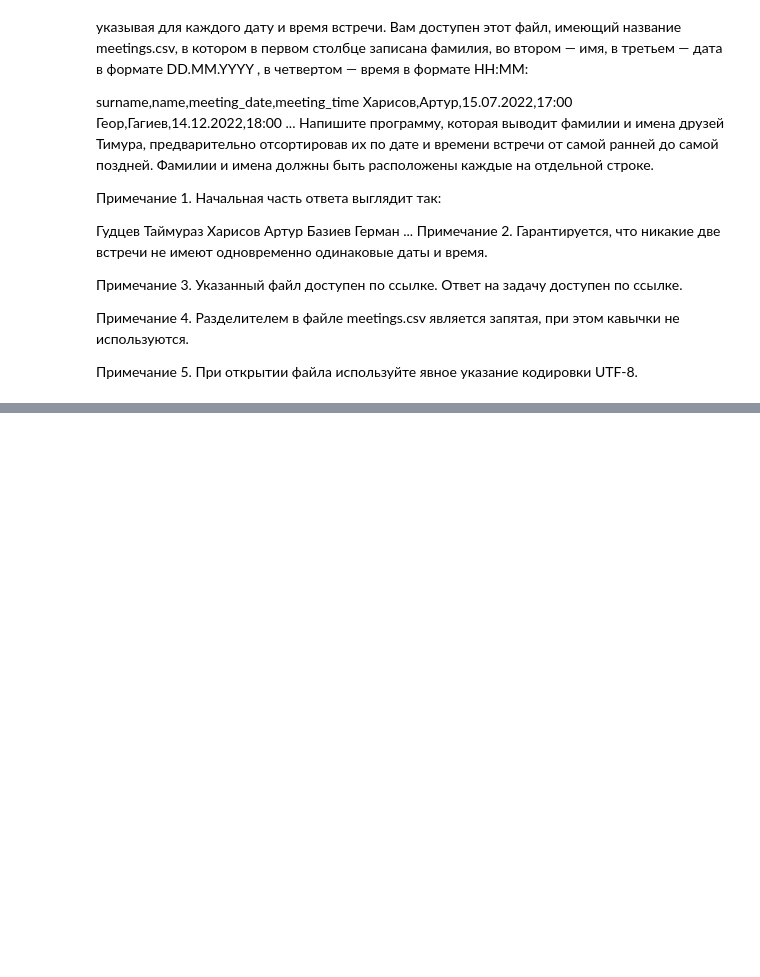
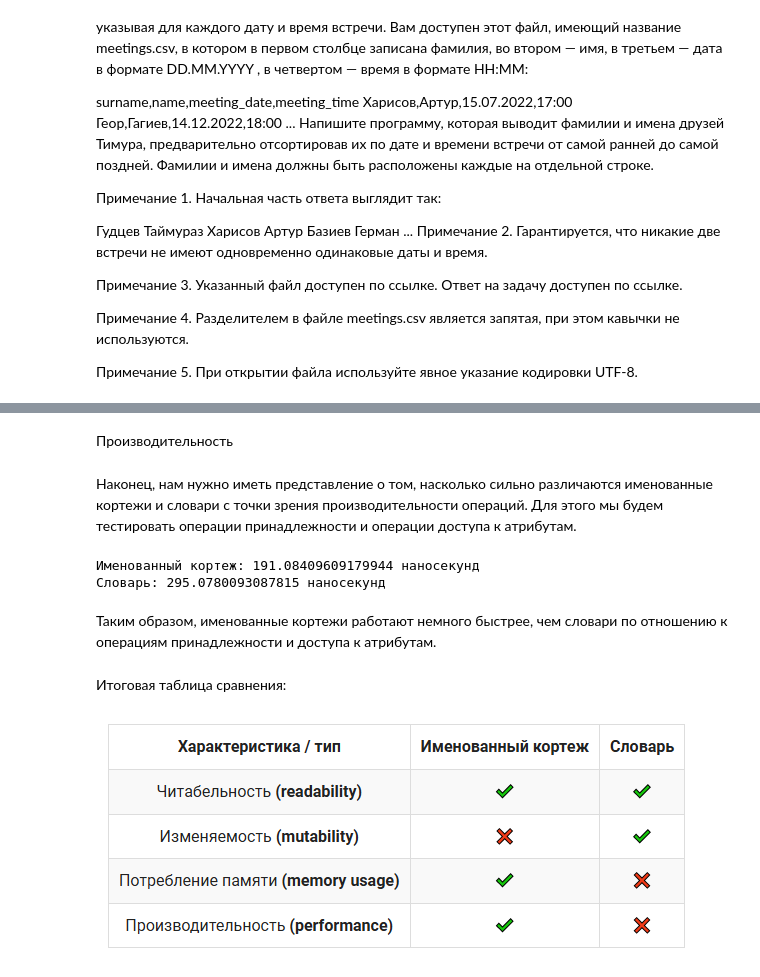
Before and after one commit to KovalenkoKonstantin/Python-Generation-a-Course-for-Professionals, a Jupyter notebook: 6/6.4 The namedtuple data type. Part 2.ipynb, the cells around one changed output, grey strips where cells are left out. Saved outputs shown, nothing was run; the diff lists cells and outputs as text; code cells hidden in the pictures; blank space fills up the shorter version.

Commit message:
6.4 The namedtuple data type. Part 2

```diff
--- a/6/6.4 The namedtuple data type. Part 2.ipynb
+++ b/6/6.4 The namedtuple data type. Part 2.ipynb
@@ -438,0 +619,50 @@ surname,name,meeting_date,meeting_time
+# %% [markdown]
+Производительность
+# %% [markdown]
+Наконец, нам нужно иметь представление о том, насколько сильно различаются именованные кортежи и словари с точки зрения производительности операций. Для этого мы будем тестировать операции принадлежности и операции доступа к атрибутам.
+# %%
+from collections import namedtuple
+from time import perf_counter
+
+def average_time(structure, test_func):
+    time_measurements = []
+    for _ in range(1_000_000):
+        start = perf_counter()
+        test_func(structure)
+        end = perf_counter()
+        time_measurements.append(end - start)
+    return sum(time_measurements) / len(time_measurements) * int(10**9)
+
+def time_dict(dictionary):
+    'name' in dictionary
+    'missing_key' in dictionary
+    28 in dictionary.values()
+    'missing_value' in dictionary.values()
+    dictionary['age']
+
+def time_namedtuple(named_tuple):
+    'name' in named_tuple._fields
+    'missing_field' in named_tuple._fields
+    28 in named_tuple
+    'missing_value' in named_tuple
+    named_tuple.age
+
+Person = namedtuple('Person', ['name', 'age', 'height'])
+
+timur = Person('Тимур', 29, 170)
+timur_dct = {'name': 'Тимур', 'age': 29, 'height': 170}
+
+print(f'Именованный кортеж: {average_time(timur, time_namedtuple)} наносекунд')
+print(f'Словарь: {average_time(timur_dct , time_dict)} наносекунд')
+# %% [output]
+Именованный кортеж: 191.08409609179944 наносекунд
+Словарь: 295.0780093087815 наносекунд
+# %% [markdown]
+Таким образом, именованные кортежи работают немного быстрее, чем словари по отношению к операциям принадлежности и доступа к атрибутам.
+# %% [markdown]
+Итоговая таблица сравнения:
+# %%
+from functions import picture
+picture('Без имени11.png')
+# %% [output]
+[figure, added]
```
Also changed, not shown: parts of 23 cells of this notebook.
